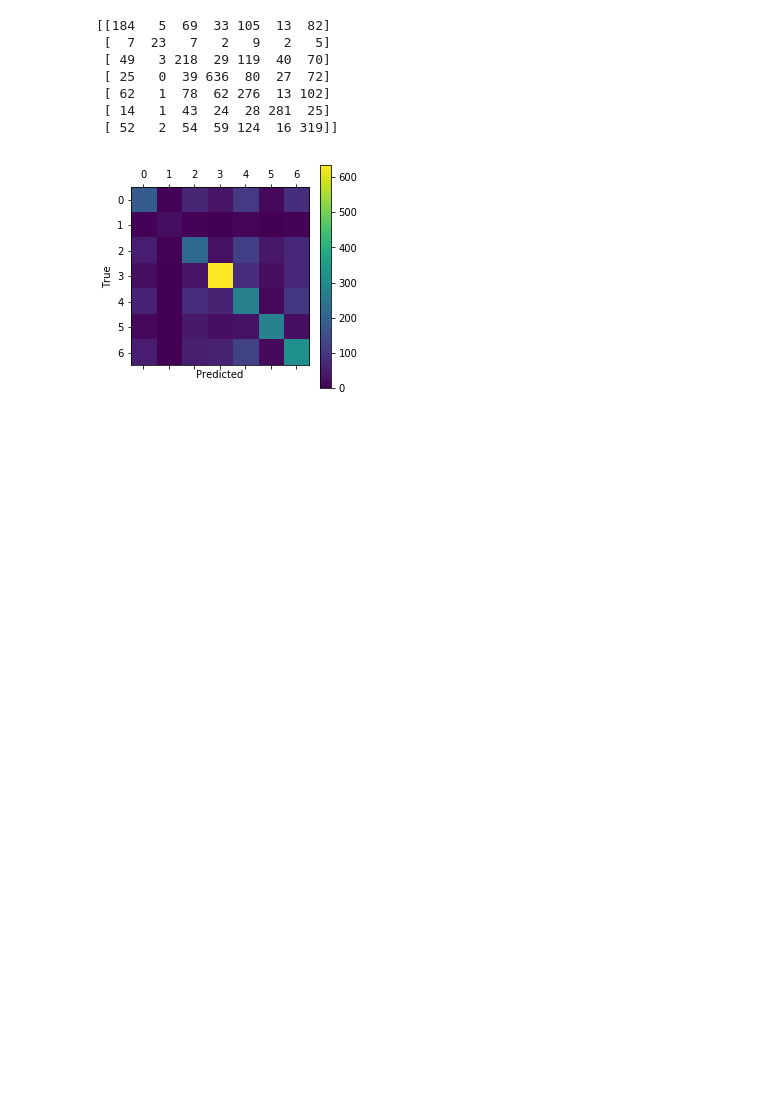
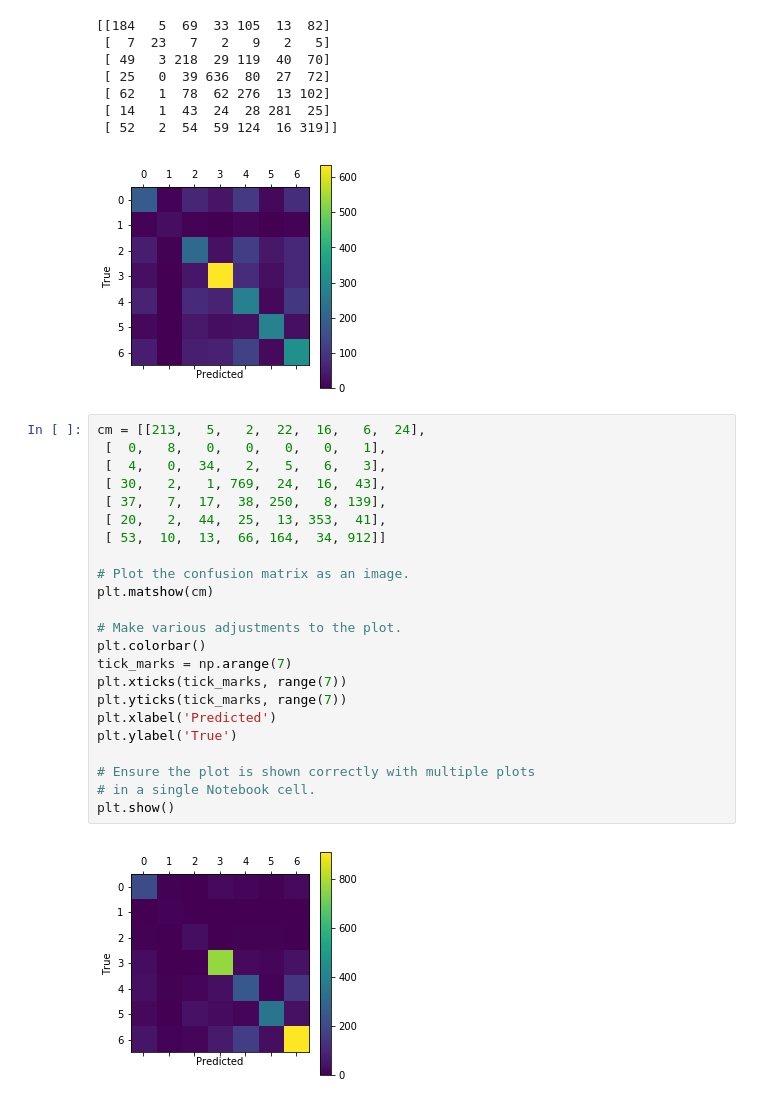
Before and after one commit to leweohlsen/facial-expression-recognition, a Jupyter notebook: notebooks/fer-conv.ipynb, the cells around one changed output. Drawn from its saved outputs; the diff is of its cells as text; blank space fills up the shorter version.

```diff
--- a/notebooks/fer-conv.ipynb
+++ b/notebooks/fer-conv.ipynb
@@ -249,3 +249,28 @@ plot_confusion_matrix(cls_pred=preds, cls_true=labels_test_class)
  [ 14   1  43  24  28 281  25]
  [ 52   2  54  59 124  16 319]]
 [figure]
+# %%
+cm = [[213,   5,   2,  22,  16,   6,  24],
+ [  0,   8,   0,   0,   0,   0,   1],
+ [  4,   0,  34,   2,   5,   6,   3],
+ [ 30,   2,   1, 769,  24,  16,  43],
+ [ 37,   7,  17,  38, 250,   8, 139],
+ [ 20,   2,  44,  25,  13, 353,  41],
+ [ 53,  10,  13,  66, 164,  34, 912]]
+
+# Plot the confusion matrix as an image.
+plt.matshow(cm)
+
+# Make various adjustments to the plot.
+plt.colorbar()
+tick_marks = np.arange(7)
+plt.xticks(tick_marks, range(7))
+plt.yticks(tick_marks, range(7))
+plt.xlabel('Predicted')
+plt.ylabel('True')
+
+# Ensure the plot is shown correctly with multiple plots
+# in a single Notebook cell.
+plt.show()
+# %% [output]
+[figure, added]
```
Also changed, not shown: 4 other files.
